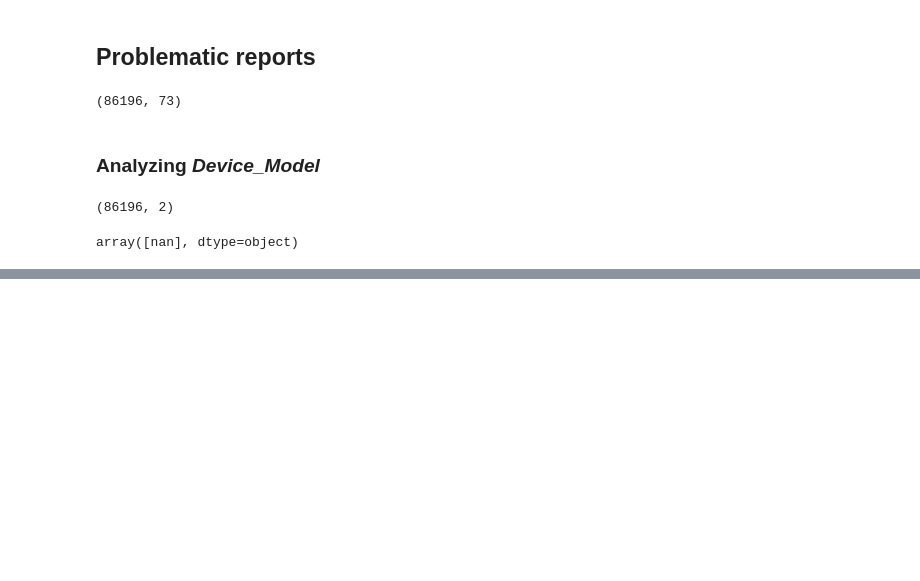
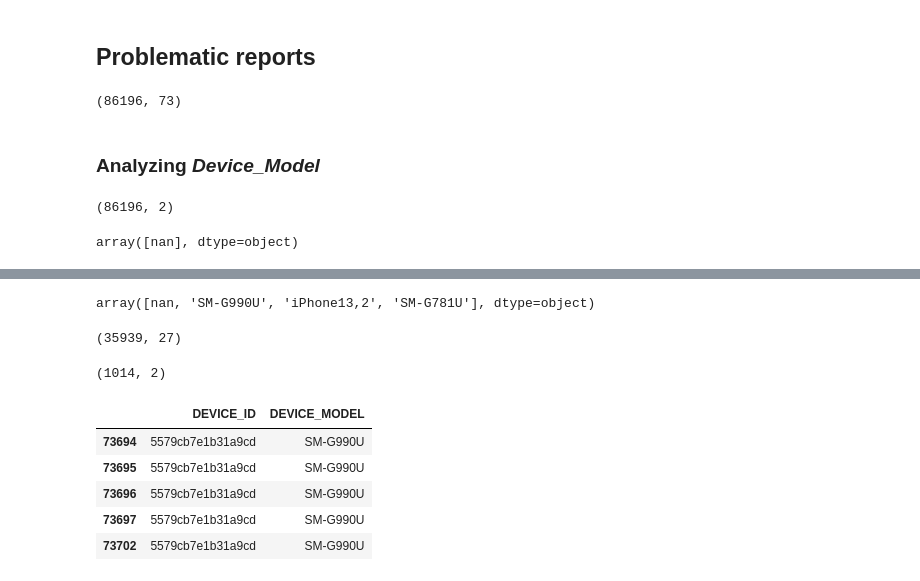
Before and after one commit to dell-splab/lightning-analysis, a Jupyter notebook: 3.7 Are accesses being made through mobile devices.ipynb, the cells around one changed output, grey strips where cells are left out. Saved outputs shown, nothing was run; the diff lists cells and outputs as text; code cells hidden in the pictures; blank space fills up the shorter version.

```diff
--- a/3.7 Are accesses being made through mobile devices.ipynb
+++ b/3.7 Are accesses being made through mobile devices.ipynb
@@ -98,0 +114,10 @@ array([nan], dtype=object)
+# %%
+lightning_performance_problematic['DEVICE_MODEL'].unique()
+# %% [output]
+array([nan, 'SM-G990U', 'iPhone13,2', 'SM-G781U'], dtype=object)
+# %%
+lightning_performance_problematic.shape
+# %% [output]
+(35939, 27)
+# %%
+lightning_performance_simplified = lightning_performance[interest_columns]
@@ -98,0 +126,13 @@ array([nan], dtype=object)
+# %%
+lightning_performance_simplified.shape
+# %% [output]
+(1014, 2)
+# %%
+lightning_performance_simplified.head()
+# %% [output]
+|  | DEVICE_ID | DEVICE_MODEL |
+| 73694 | 5579cb7e1b31a9cd | SM-G990U |
+| 73695 | 5579cb7e1b31a9cd | SM-G990U |
+| 73696 | 5579cb7e1b31a9cd | SM-G990U |
+| 73697 | 5579cb7e1b31a9cd | SM-G990U |
+| 73702 | 5579cb7e1b31a9cd | SM-G990U |
```
Also changed, not shown: parts of 11 cells of this notebook.
